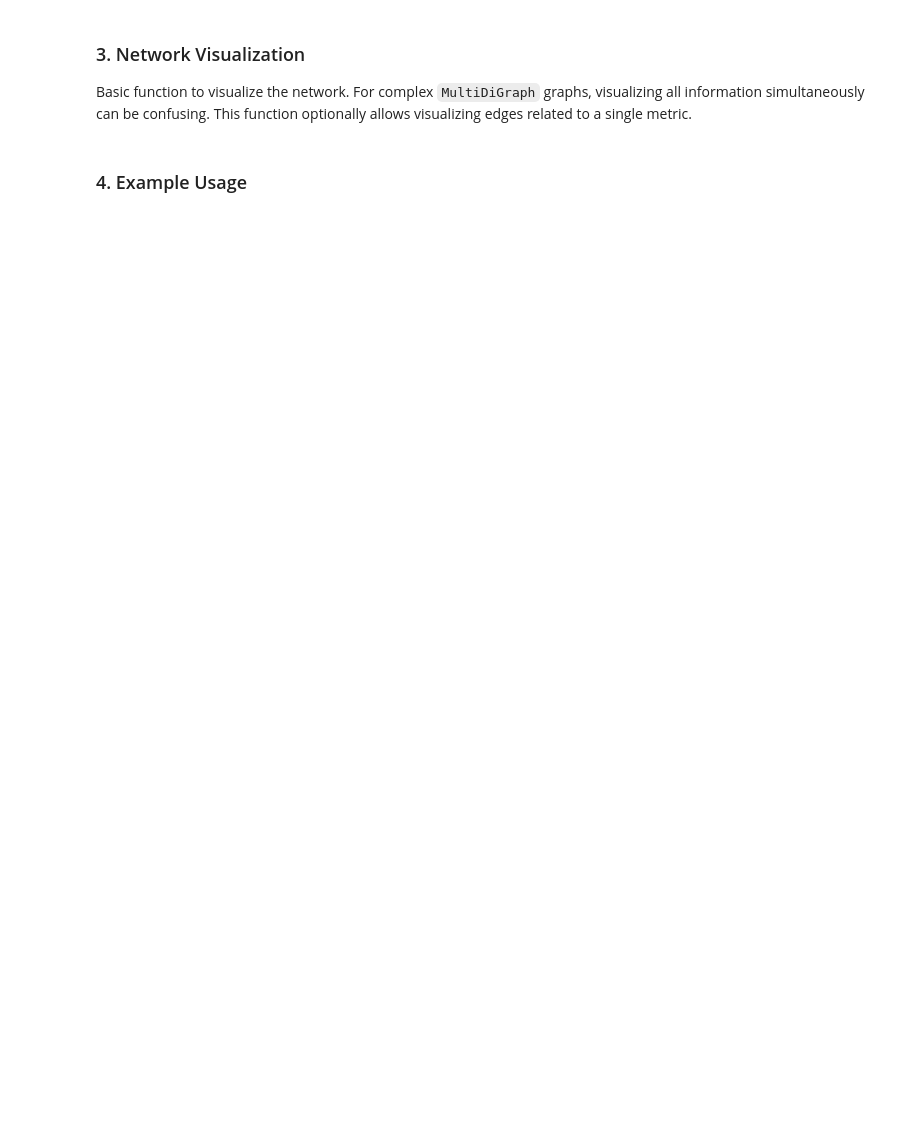
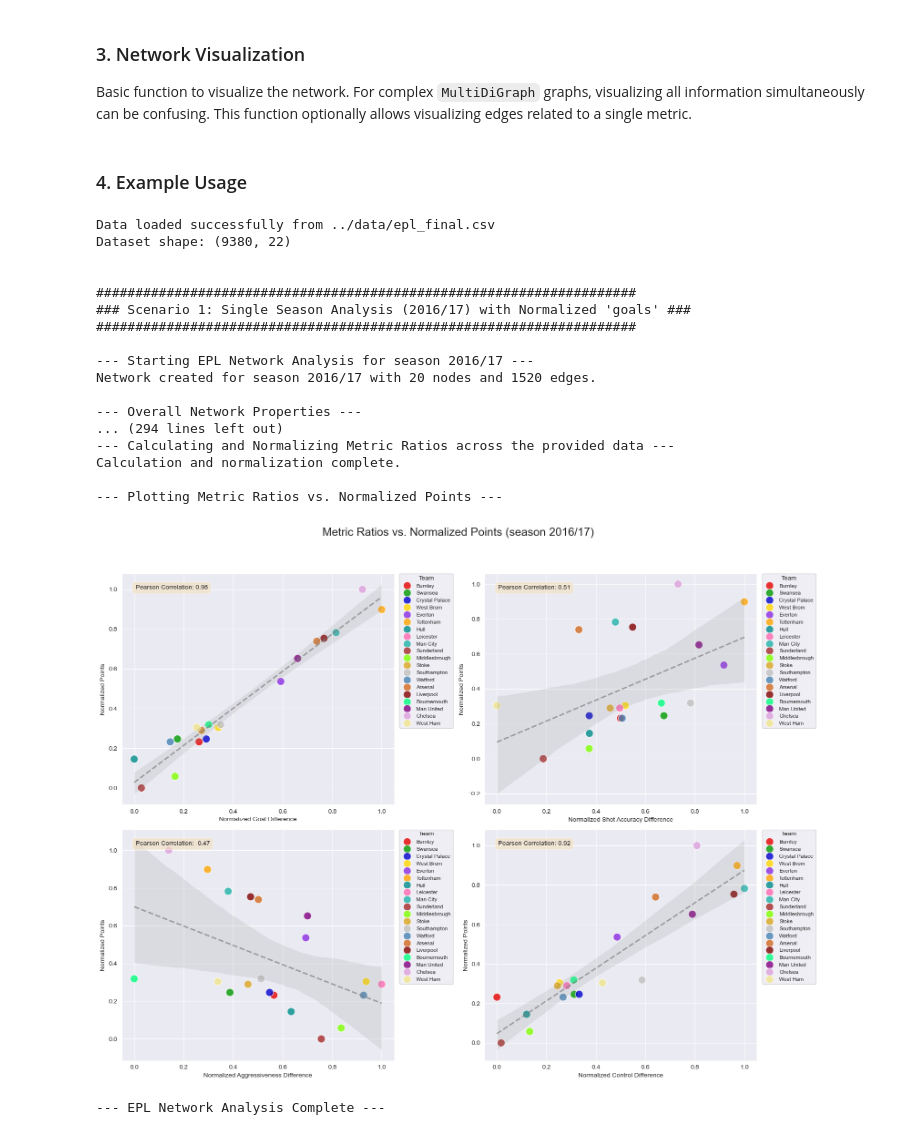
Before and after one commit to marcellorussox/premier-league-complex-net, a Jupyter notebook: notebooks/analysis.ipynb, the cells around one changed output. Saved outputs shown, nothing was run; the diff lists cells and outputs as text; code cells hidden in the pictures; blank space fills up the shorter version.

```diff
--- a/notebooks/analysis.ipynb
+++ b/notebooks/analysis.ipynb
@@ -225,2 +1057,40 @@ def visualize_network(G, season_name, metric_to_display=None, file_name=None):
 # %% [markdown]
 ### 4. Example Usage
+# %%
+# 1. Load the data
+csv_file_path = '../data/epl_final.csv' # Adjust path as necessary
+epl_df = load_data(csv_file_path)
+
+if epl_df is None:
+    print("Data loading failed. Exiting.")
+
+
+# --- Scenario 1: Single Season Analysis (2016/17) with Normalized 'goals' ---
+print("\n\n#####################################################################")
+print("### Scenario 1: Single Season Analysis (2016/17) with Normalized 'goals' ###")
+print("#####################################################################")
+perform_epl_network_analysis(
+    epl_df=epl_df,
+    analysis_season='2016/17',
+    normalize_weights=True,
+)
+# %% [output]
+Data loaded successfully from ../data/epl_final.csv
+Dataset shape: (9380, 22)
+
+
+#####################################################################
+### Scenario 1: Single Season Analysis (2016/17) with Normalized 'goals' ###
+#####################################################################
+
+--- Starting EPL Network Analysis for season 2016/17 ---
+Network created for season 2016/17 with 20 nodes and 1520 edges.
+
+--- Overall Network Properties ---
+... (294 lines left out)
+--- Calculating and Normalizing Metric Ratios across the provided data ---
+Calculation and normalization complete.
+
+--- Plotting Metric Ratios vs. Normalized Points ---
+[figure, added]
+--- EPL Network Analysis Complete ---
```
Also changed, not shown: parts of 30 cells of this notebook, 2 other files.
